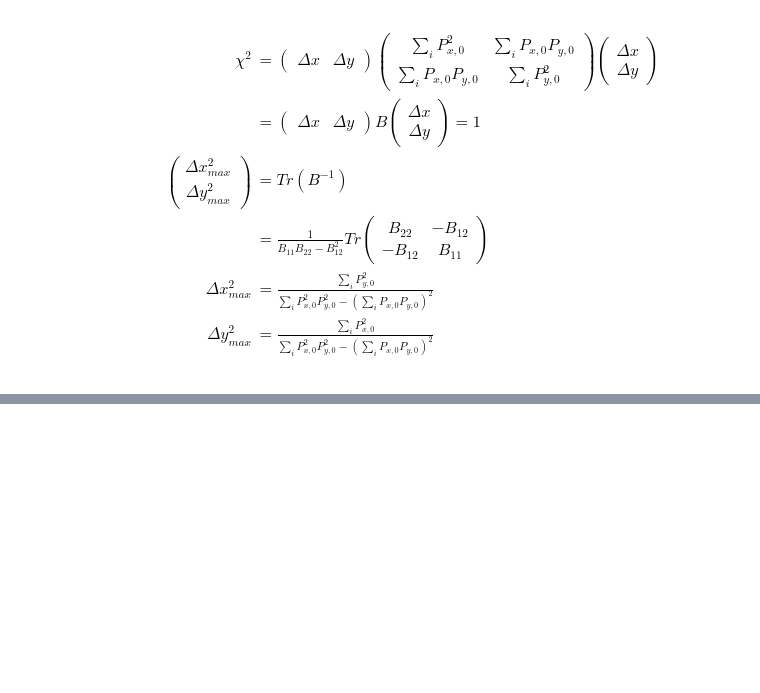
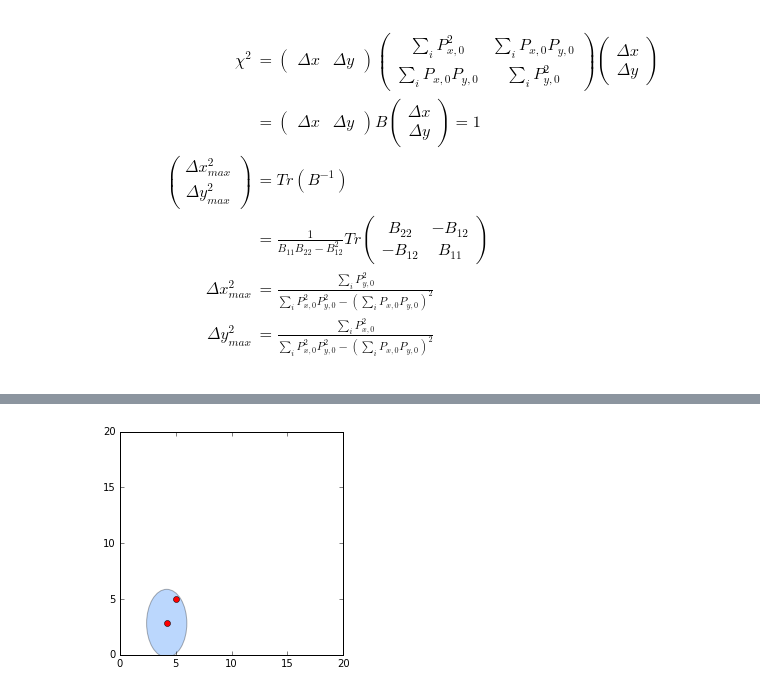
Before and after one commit to jj1993/Applied-mechanism-design-and-big-data, a Jupyter notebook: Final.ipynb, the cells around one changed output, grey strips where cells are left out. Cells and saved outputs as stored; diff of their text form; code cells hidden in the pictures; blank space fills up the shorter version.

```diff
--- a/Final.ipynb
+++ b/Final.ipynb
@@ -687,0 +701,87 @@ B_{22} & -B_{12}\\
+# %%
+# Constants
+P_t = 0
+c = 299792458
+f = 2.4 * 10**9
+Z = 2 # height of router - height of device
+
+routers = [(0,0), (0,20), (20,20), (20, 0)]
+S_x = 5
+S_y = 5
+sigma = 1
+
+def P_r(r):
+    # Friss function for actual signal at router
+    P_r = P_t + 20 * np.log10(c / (4* np.pi* f* r))
+    return P_r
+
+def getR(S_x, S_y, x_i, y_i):
+    # Get R from x-, y-, z values
+    return math.sqrt((S_x - x_i)**2 + (S_y - y_i)**2 + Z**2)
+
+def SiToR(Si):
+    # Get radius from measured signal
+    return c/(4*math.pi*f*10**(Si/20.0))
+
+def calculate_S_is(S_x, S_y, routers, sigma):
+    # Construct a measured signal from acual signal plus
+    # gaussian noise
+    Sis = []
+    for (x_i, y_i) in routers:
+        package_noise = np.random.normal(0, sigma, 1)[0]
+        S_r = getR(S_x, S_y, x_i, y_i)
+        S_i = P_r(S_r) + package_noise
+        Sis.append(S_i)
+    return Sis
+
+def locationScore(xy):
+    # Function that scores the certainty of the
+    # current xy position for optimize function
+    x, y = xy
+    score = 0
+    for n, r in enumerate(routers):
+        routerx = r[0]
+        routery = r[1]
+        tryRadial2 = (x - routerx)**2 + (y - routery)**2
+        score += (radials[n]**2 - tryRadial2)**2
+    return score
+
+def getError(d, r):
+    # Get error on one delta x or delta y (d) value
+    # r is the radius
+    dP = -20/math.log(10)*d/r**2
+    return sigma/dP
+
+# Simulate wifi packet (plus noise) and
+# triangulate onto the position
+Sis = calculate_S_is(S_x, S_y, routers, sigma)
+radials = [SiToR(Si) for Si in Sis]
+triangulate = minimize(locationScore, [10,10])
+measuredx, measuredy = triangulate.x
+
+# Calculate the x and y errors (for ellipses)
+xerror, yerror = 0, 0
+for router in routers:
+    x, y = router
+    deltax = x - measuredx
+    deltay = y - measuredy
+    r = getR(measuredx, measuredy, x, y)
+    xerror += getError(deltax, r)
+    yerror += getError(deltay, r)
+
+# Plot ellipse
+fig = plt.figure(0)
+ax = fig.add_subplot(111, aspect='equal')
+e = Ellipse(xy=(measuredx, measuredy), width=xerror, height=yerror)
+e.set_alpha(0.3)
+e.set_facecolor(rnd.rand(3))
+ax.add_artist(e)
+
+# Plot actual send point
+ax.plot([S_x, measuredx], [S_y, measuredy], 'ro')
+
+ax.set_xlim(0, 20)
+ax.set_ylim(0, 20)
+plt.show()
+# %% [output]
+[figure, added]
```
Also changed, not shown: parts of 9 cells of this notebook.
